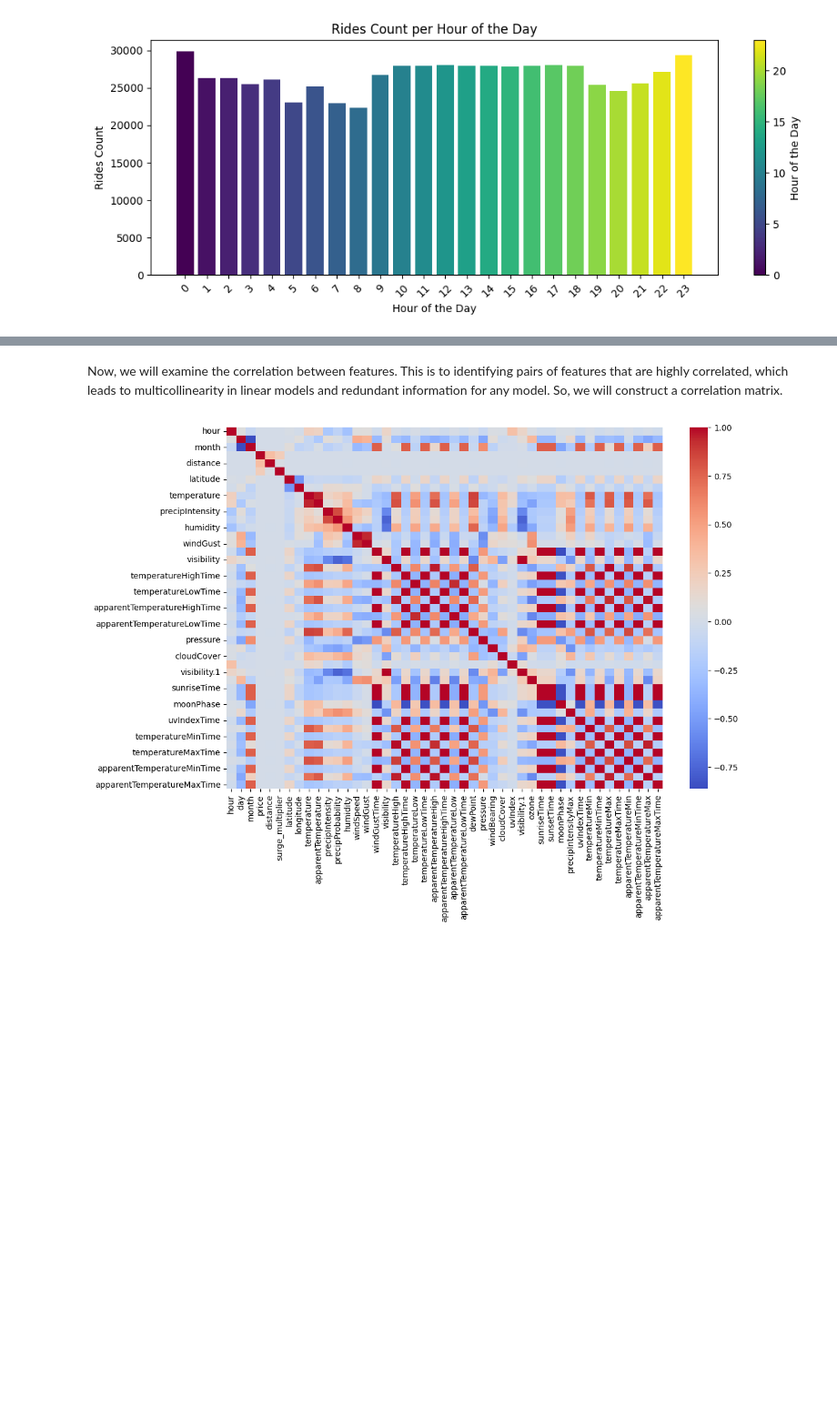
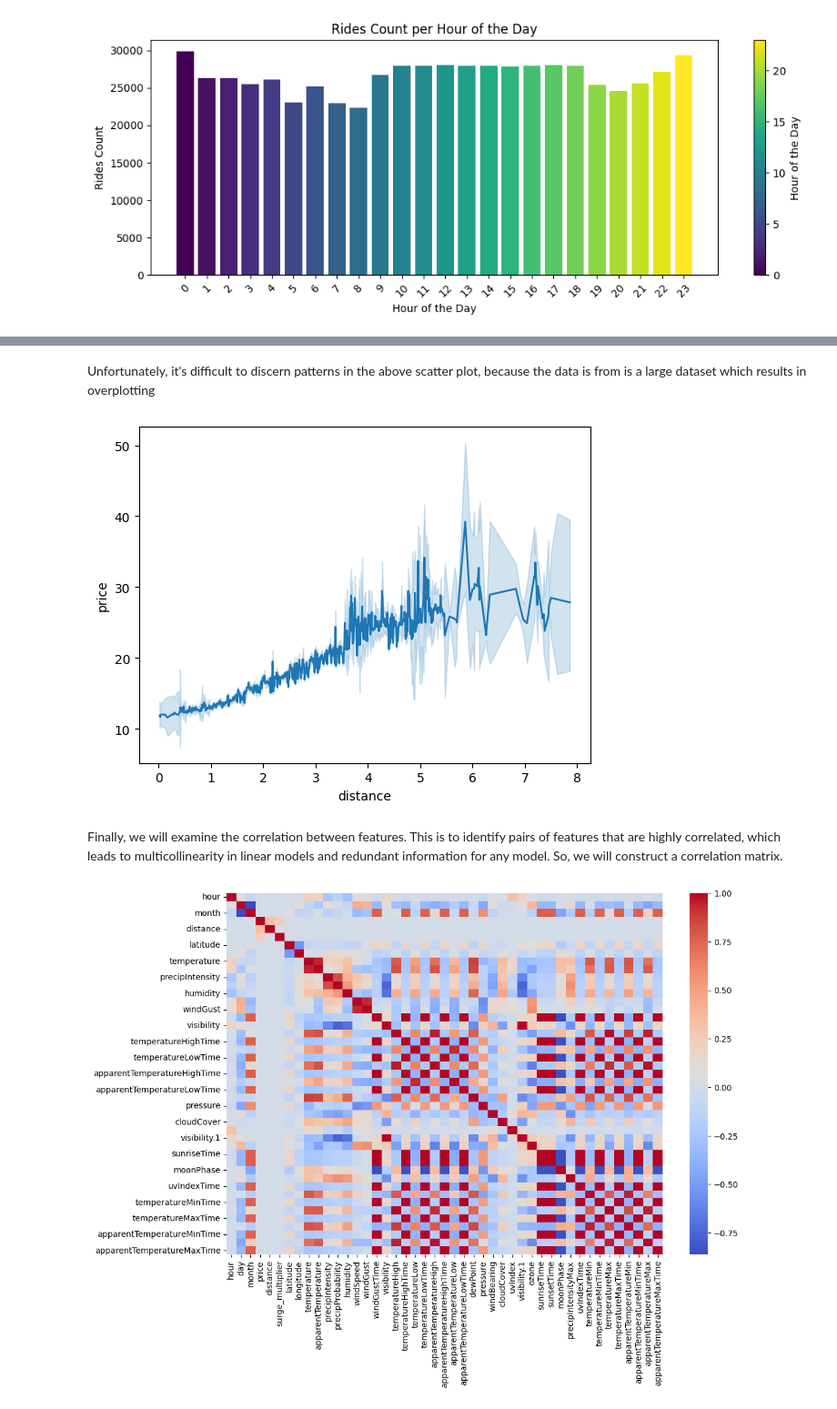
Before and after one commit to achchala/rideshare-predictive-pricing, a Jupyter notebook: notebooks/data_exploration.ipynb, the cells around one changed output, grey strips where cells are left out. Shown at 91% size. Cells and saved outputs as stored; diff of their text form; code cells hidden in the pictures; blank space fills up the shorter version.

Commit message:
finished data exploration (except categorical?)

```diff
--- a/notebooks/data_exploration.ipynb
+++ b/notebooks/data_exploration.ipynb
@@ -190,3 +239,10 @@ plt.show()
+# %% [markdown]
+Unfortunately, it's difficult to discern patterns in the above scatter plot, because the data is from is a large dataset which results in overplotting
+# %%
+sns.lineplot( x=df2['distance'] , y=df2['price'])
+plt.show()
+# %% [output]
+[figure, added]
 # %% [markdown]
-Now, we will examine the correlation between features. This is to identifying pairs of features that are highly correlated, which leads to multicollinearity in linear models and redundant information for any model. So, we will construct a correlation matrix.
+Finally, we will examine the correlation between features. This is to identify pairs of features that are highly correlated, which leads to multicollinearity in linear models and redundant information for any model. So, we will construct a correlation matrix.
 # %%
```
Also changed, not shown: parts of 22 cells of this notebook.
